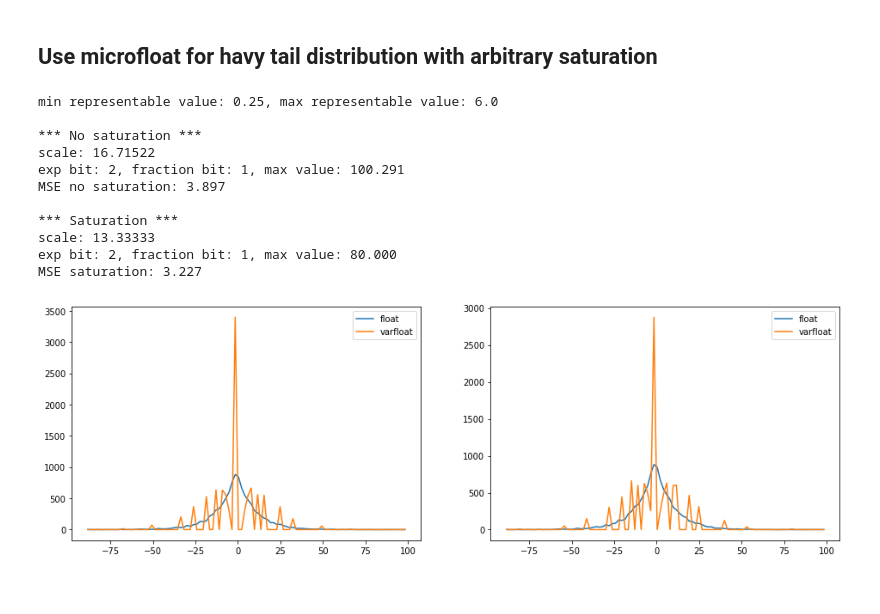
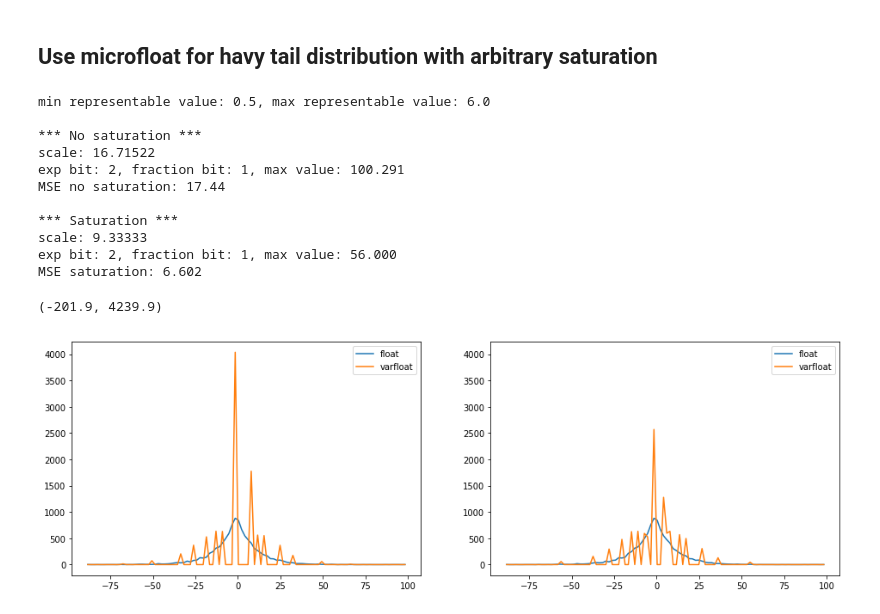
Before and after one commit to ynahshan/nn-varfloat-pytorch, a Jupyter notebook: jupyter/varfloat_usage.ipynb, the cells around one changed output. Cells and saved outputs as stored; diff of their text form; code cells hidden in the pictures.

```diff
--- a/jupyter/varfloat_usage.ipynb
+++ b/jupyter/varfloat_usage.ipynb
@@ -159,45 +159,47 @@ print("scale: {:.5f}".format(scale))
 y = varfloat.fromFloat(x / scale, exp_bits, fraction_bits, round) * scale
 print("exp bit: {}, fraction bit: {}, max value: {:.3f}".format(exp_bits, fraction_bits, sat_val))
 print("MSE no saturation: {:.4}".format(torch.mean((y - x)**2)))
 
 rcParams['figure.figsize'] = 16, 5
-plt.subplot(1, 2, 1)
+ax1 = plt.subplot(1, 2, 1)
 histx = np.histogram(x.cpu(), bins=100)
-plt.plot(histx[1][:-1], histx[0]);
+ax1.plot(histx[1][:-1], histx[0]);
 
 histy = np.histogram(y.cpu(), bins=100, range=(x.min().item(), x.max().item()))
-plt.plot(histy[1][:-1], histy[0]);
+ax1.plot(histy[1][:-1], histy[0]);
 
-plt.legend(['float', 'varfloat'])
+ax1.legend(['float', 'varfloat'])
 
 print("\n*** Saturation ***")
-plt.subplot(1, 2, 2)
-sat_val = 80
+ax2 = plt.subplot(1, 2, 2)
+sat_val = 50
 scale = sat_val / bounds[1]
 print("scale: {:.5f}".format(scale))
 print("exp bit: {}, fraction bit: {}, max value: {:.3f}".format(exp_bits, fraction_bits, sat_val))
 
 # rescale x and conver to varfloat
 y = varfloat.fromFloat(x / scale, exp_bits, fraction_bits, round) * scale
 print("MSE saturation: {:.4}".format(torch.mean((y - x)**2)))
 
 # histx = np.histogram(x.cpu(), bins=100)
-plt.plot(histx[1][:-1], histx[0]);
+ax2.plot(histx[1][:-1], histx[0]);
 
 histy = np.histogram(y.cpu(), bins=100, range=(x.min().item(), x.max().item()))
-plt.plot(histy[1][:-1], histy[0]);
+ax2.plot(histy[1][:-1], histy[0]);
 
-plt.legend(['float', 'varfloat']);
+ax2.legend(['float', 'varfloat']);
+ax2.set_ylim(ax1.get_ylim())
 # %% [output]
-min representable value: 0.25, max representable value: 6.0
+min representable value: 0.5, max representable value: 6.0
 
 *** No saturation ***
 scale: 16.71522
 exp bit: 2, fraction bit: 1, max value: 100.291
-MSE no saturation: 3.897
+MSE no saturation: 17.44
 
 *** Saturation ***
-scale: 13.33333
-exp bit: 2, fraction bit: 1, max value: 80.000
-MSE saturation: 3.227
+scale: 9.33333
+exp bit: 2, fraction bit: 1, max value: 56.000
+MSE saturation: 6.602
+(-201.9, 4239.9)
-[figure, old version]
+[figure, new version]
```
Also changed, not shown: parts of 3 cells of this notebook, 1 other file.
